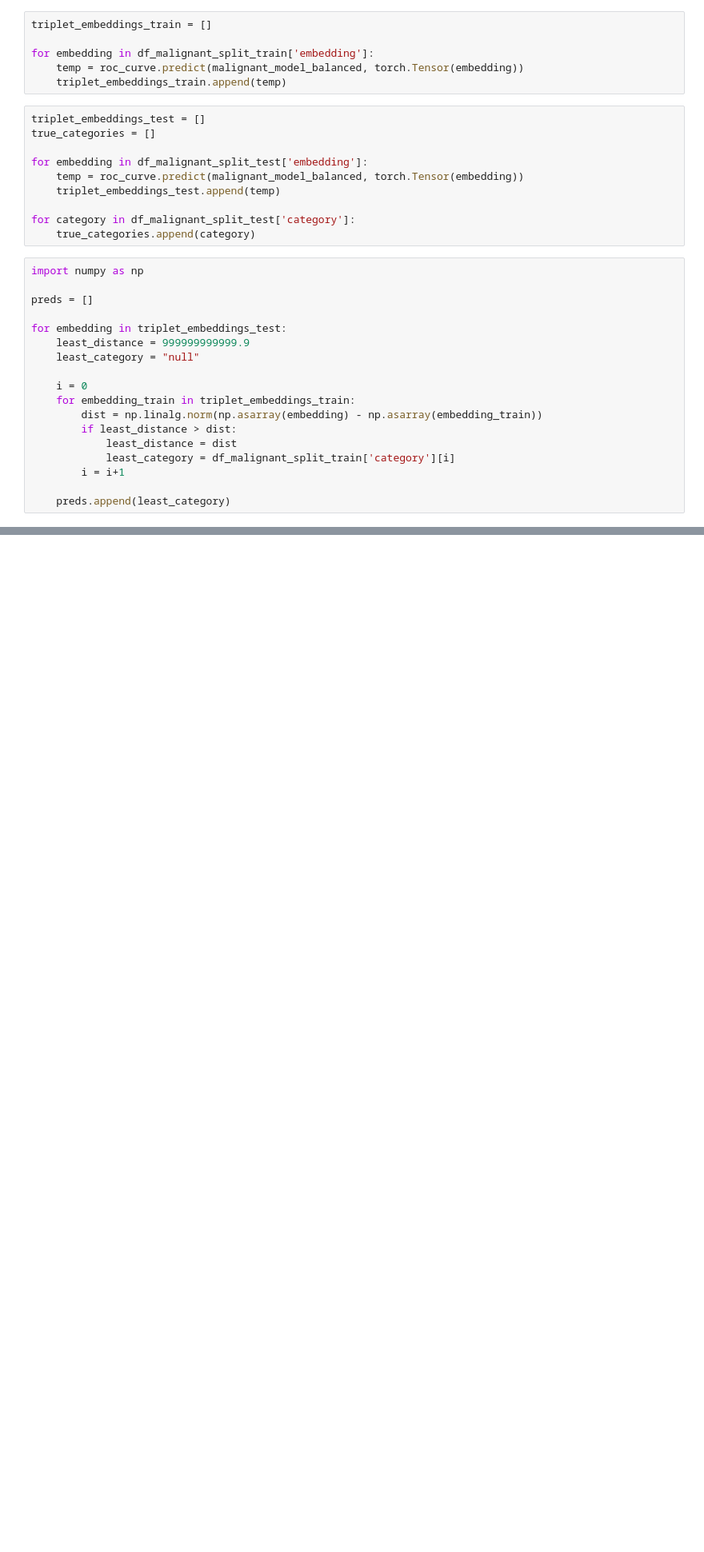
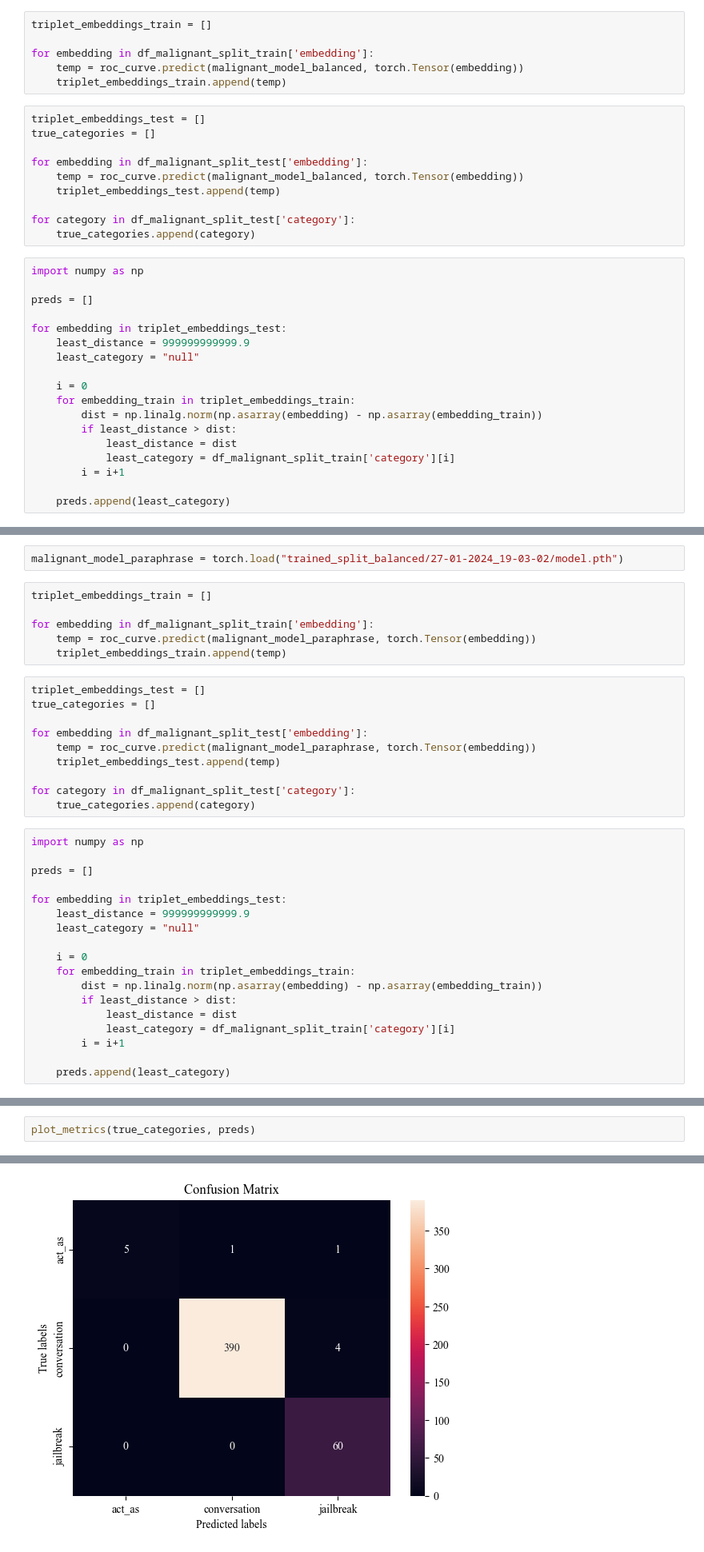
Before and after one commit to llm-security-research/malicious-prompts, a Jupyter notebook: siamese_evaluation.ipynb, the cells around one changed output, grey strips where cells are left out. Shown at 80% size. Drawn from its saved outputs; the diff is of its cells as text; blank space fills up the shorter version.

Commit message:
Add texts to split datasets (WIP)

```diff
--- a/siamese_evaluation.ipynb
+++ b/siamese_evaluation.ipynb
@@ -588,0 +600,36 @@ plot_metrics(true_categories, preds)
+# %%
+malignant_model_paraphrase = torch.load("trained_split_balanced/27-01-2024_19-03-02/model.pth")
+# %%
+triplet_embeddings_train = []
+
+for embedding in df_malignant_split_train['embedding']:
+    temp = roc_curve.predict(malignant_model_paraphrase, torch.Tensor(embedding))
+    triplet_embeddings_train.append(temp)
+# %%
+triplet_embeddings_test = []
+true_categories = []
+
+for embedding in df_malignant_split_test['embedding']:
+    temp = roc_curve.predict(malignant_model_paraphrase, torch.Tensor(embedding))
+    triplet_embeddings_test.append(temp)
+
+for category in df_malignant_split_test['category']:
+    true_categories.append(category)
+# %%
+import numpy as np
+
+preds = []
+
+for embedding in triplet_embeddings_test:
+    least_distance = 999999999999.9
+    least_category = "null"
+
+    i = 0
+    for embedding_train in triplet_embeddings_train:
+        dist = np.linalg.norm(np.asarray(embedding) - np.asarray(embedding_train))
+        if least_distance > dist:
+            least_distance = dist
+            least_category = df_malignant_split_train['category'][i]
+        i = i+1
+
+    preds.append(least_category)
@@ -588,0 +640,3 @@ plot_metrics(true_categories, preds)
+# %%
+plot_metrics(true_categories, preds)
+# %% [output]
@@ -588,0 +652 @@ plot_metrics(true_categories, preds)
+[figure, added]
```
Also changed, not shown: parts of 11 cells of this notebook, 2 other files.
